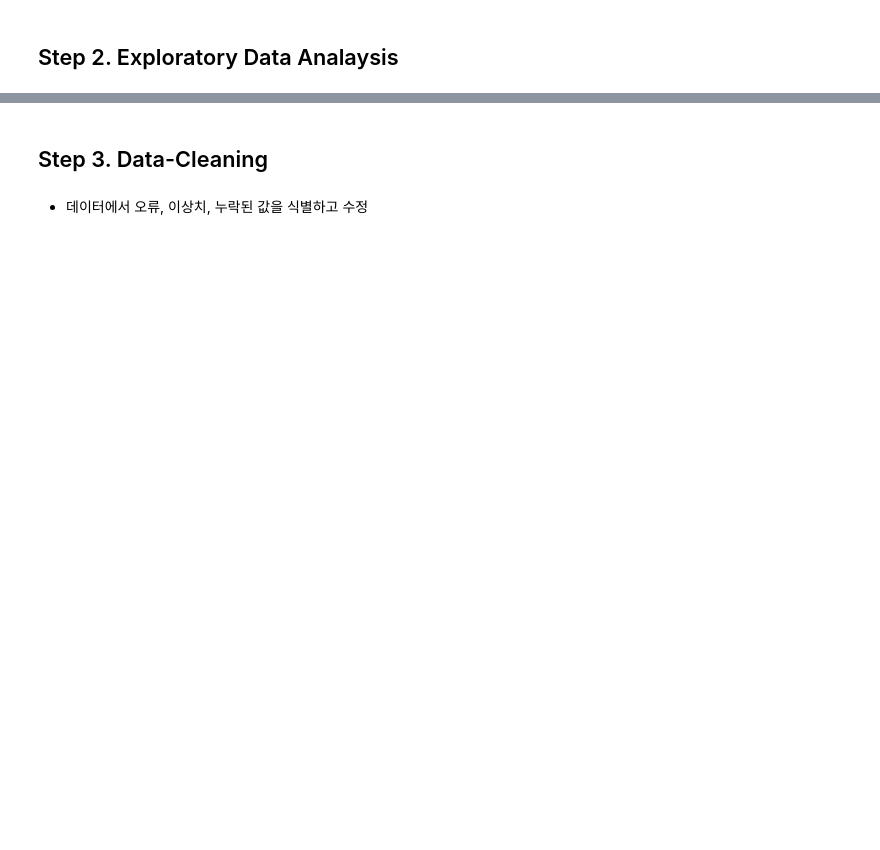
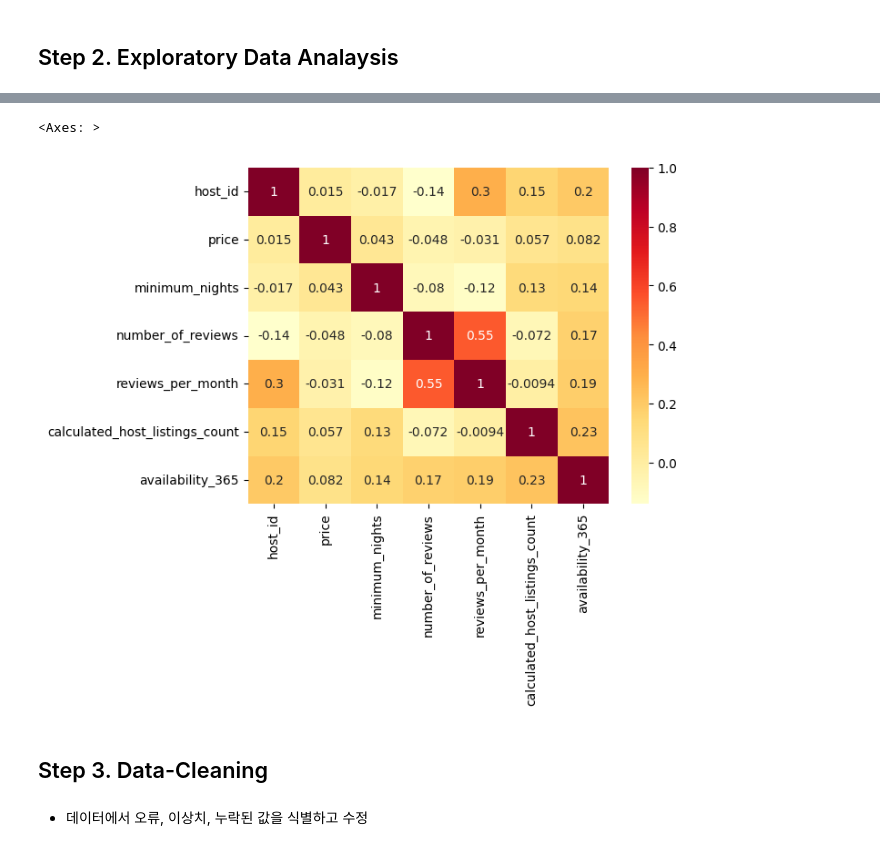
Before and after one commit to MaximHelio/Airbnb-in-NewYork, a Jupyter notebook: NewYork_Airbnb.ipynb, the cells around one changed output, grey strips where cells are left out. Drawn from its saved outputs; the diff is of its cells as text; code cells hidden in the pictures; blank space fills up the shorter version.

```diff
--- a/NewYork_Airbnb.ipynb
+++ b/NewYork_Airbnb.ipynb
@@ -33,3 +178,8 @@ import seaborn as sns
+# %%
+sns.heatmap(df.corr(), annot=True, cmap='YlOrRd')
+# %% [output]
+<Axes: >
+[figure, added]
 # %% [markdown]
 ## Step 3. Data-Cleaning
 # %% [markdown]
```
Also changed, not shown: parts of 49 cells of this notebook, 1 other file.
